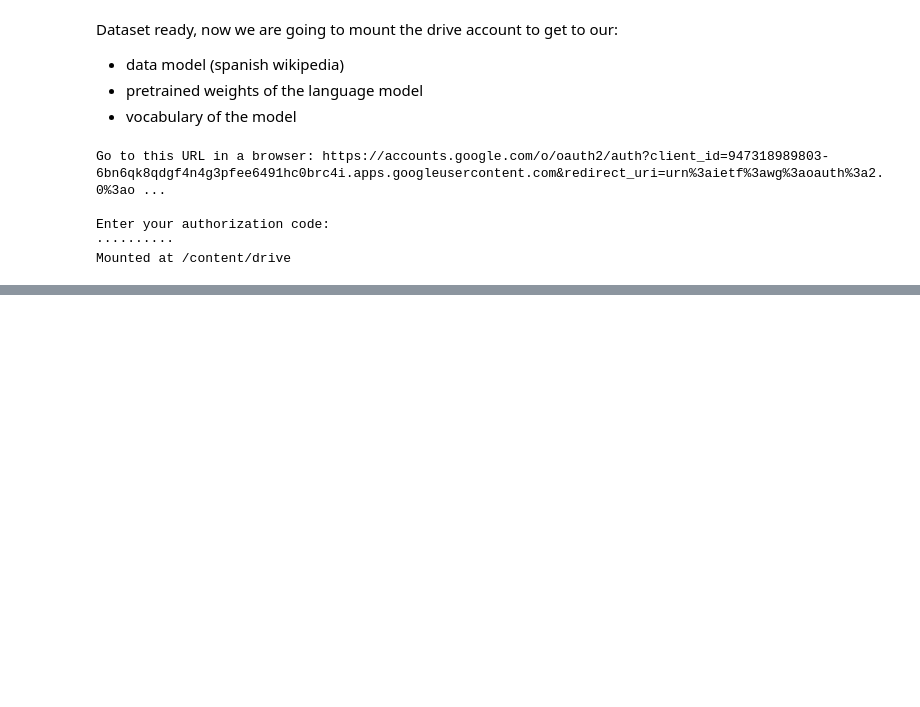
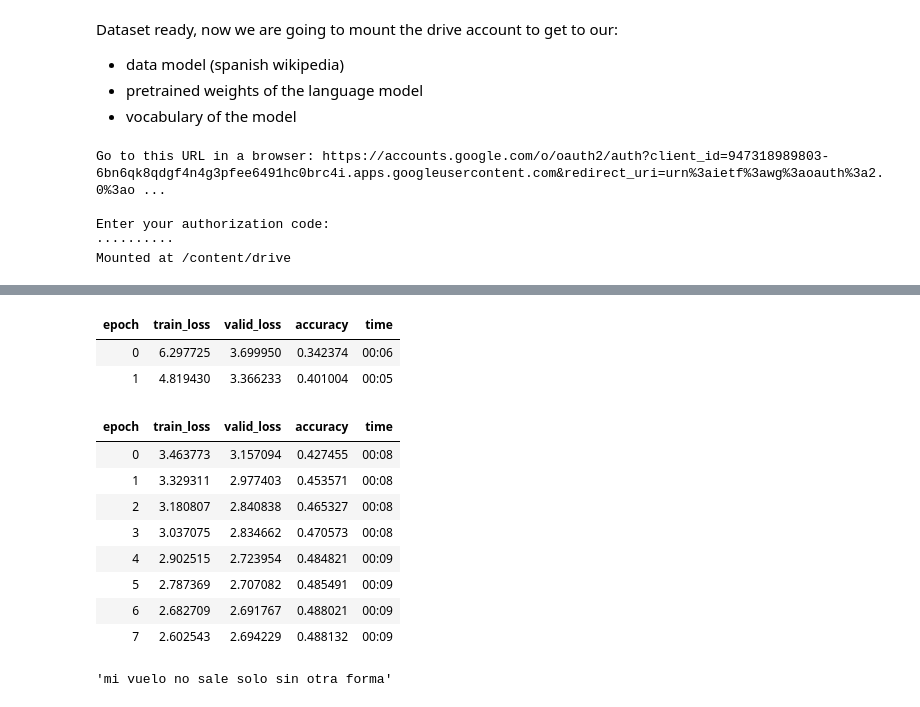
Before and after one commit to gsidorov/spanish_airlines_twitter, a Jupyter notebook: spanish_airlines_eswiki.ipynb, the cells around one changed output, grey strips where cells are left out. Cells and saved outputs as stored; diff of their text form; code cells hidden in the pictures; blank space fills up the shorter version.

Commit message:
Add files via upload
Trained model, achieved 50% accuracy on validation set

```diff
--- a/spanish_airlines_eswiki.ipynb
+++ b/spanish_airlines_eswiki.ipynb
@@ -56,0 +122,4 @@ Mounted at /content/drive
+# %%
+lm_fns = ['es_wt', 'es_wt_vocab']
+# %%
+learn_lm = language_model_learner(data_lm, AWD_LSTM, pretrained_fnames=lm_fns, drop_mult=1.0)
@@ -56,0 +135,26 @@ Mounted at /content/drive
+# %%
+lr = 1e-3
+lr *= bs/48
+# %%
+learn_lm.fit_one_cycle(2, lr*10, moms=(0.8,0.7))
+# %% [output]
+| epoch | train_loss | valid_loss | accuracy | time |
+| 0 | 6.297725 | 3.699950 | 0.342374 | 00:06 |
+| 1 | 4.819430 | 3.366233 | 0.401004 | 00:05 |
+# %%
+learn_lm.unfreeze()
+learn_lm.fit_one_cycle(8, lr, moms=(0.8,0.7))
+# %% [output]
+| epoch | train_loss | valid_loss | accuracy | time |
+| 0 | 3.463773 | 3.157094 | 0.427455 | 00:08 |
+| 1 | 3.329311 | 2.977403 | 0.453571 | 00:08 |
+| 2 | 3.180807 | 2.840838 | 0.465327 | 00:08 |
+| 3 | 3.037075 | 2.834662 | 0.470573 | 00:08 |
+| 4 | 2.902515 | 2.723954 | 0.484821 | 00:09 |
+| 5 | 2.787369 | 2.707082 | 0.485491 | 00:09 |
+| 6 | 2.682709 | 2.691767 | 0.488021 | 00:09 |
+| 7 | 2.602543 | 2.694229 | 0.488132 | 00:09 |
+# %%
+learn_lm.predict('mi vuelo no sale', 4)
+# %% [output]
+'mi vuelo no sale solo sin otra forma'
```
Also changed, not shown: parts of 27 cells of this notebook.
